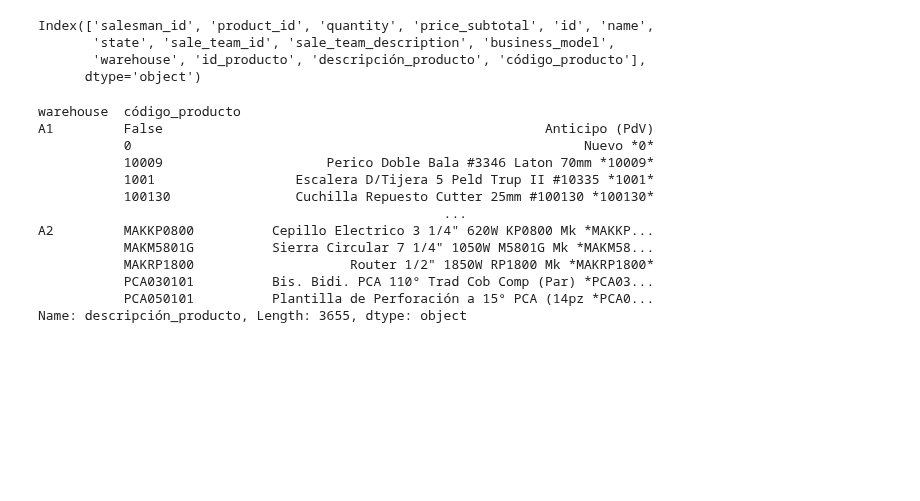
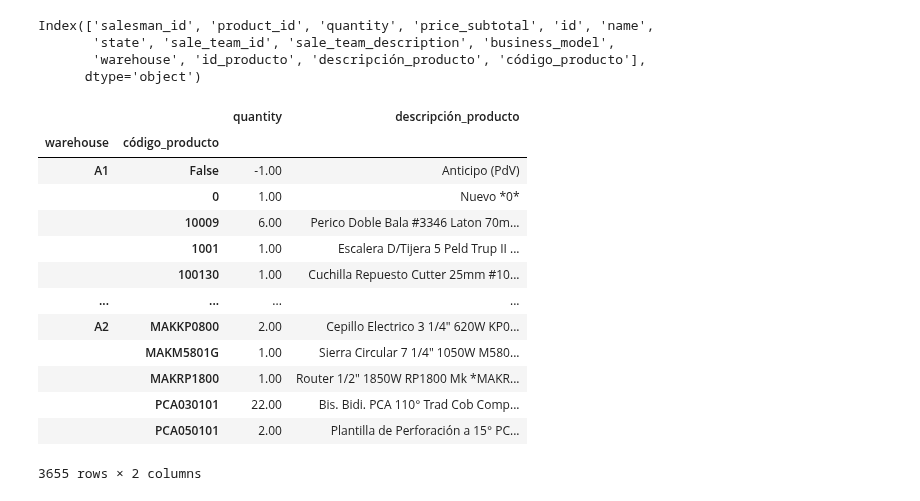
Before and after one commit to ecostichp/odoo_comisiones, a Jupyter notebook: algoritmo/purchases_bi_prueba.ipynb, the cells around one changed output. Saved outputs shown, nothing was run; the diff lists cells and outputs as text; code cells hidden in the pictures; blank space fills up the shorter version.

```diff
--- a/algoritmo/purchases_bi_prueba.ipynb
+++ b/algoritmo/purchases_bi_prueba.ipynb
@@ -38,21 +38,22 @@ Index(['salesman_id', 'product_id', 'quantity', 'price_subtotal', 'id', 'name',
        'warehouse', 'id_producto', 'descripción_producto', 'código_producto'],
       dtype='object')
 # %%
-wep = compras.groupby(['warehouse', 'código_producto']).sum()['descripción_producto']
+wep = compras.groupby(['warehouse', 'código_producto']).sum()[['quantity', 'descripción_producto']]
 # wep.to_excel('wep.xlsx')
 wep
 # %% [output]
+|  |  | quantity | descripción_producto |
+| warehouse | código_producto |  |  |
+| A1 | False | -1.00 | Anticipo (PdV) |
+|  | 0 | 1.00 | Nuevo *0* |
+|  | 10009 | 6.00 | Perico Doble Bala #3346 Laton 70m... |
+|  | 1001 | 1.00 | Escalera D/Tijera 5 Peld Trup II ... |
+|  | 100130 | 1.00 | Cuchilla Repuesto Cutter 25mm #10... |
+| ... | ... | ... | ... |
+| A2 | MAKKP0800 | 2.00 | Cepillo Electrico 3 1/4" 620W KP0... |
+|  | MAKM5801G | 1.00 | Sierra Circular 7 1/4" 1050W M580... |
+|  | MAKRP1800 | 1.00 | Router 1/2" 1850W RP1800 Mk *MAKR... |
+|  | PCA030101 | 22.00 | Bis. Bidi. PCA 110° Trad Cob Comp... |
+|  | PCA050101 | 2.00 | Plantilla de Perforación a 15° PC... |
-warehouse  código_producto
-A1         False                                                 Anticipo (PdV)
-           0                                                          Nuevo *0*
-           10009                     Perico Doble Bala #3346 Laton 70mm *10009*
-           1001                  Escalera D/Tijera 5 Peld Trup II #10335 *1001*
-           100130                Cuchilla Repuesto Cutter 25mm #100130 *100130*
-                                                    ...
-A2         MAKKP0800          Cepillo Electrico 3 1/4" 620W KP0800 Mk *MAKKP...
-           MAKM5801G          Sierra Circular 7 1/4" 1050W M5801G Mk *MAKM58...
-           MAKRP1800                    Router 1/2" 1850W RP1800 Mk *MAKRP1800*
-           PCA030101          Bis. Bidi. PCA 110° Trad Cob Comp (Par) *PCA03...
-           PCA050101          Plantilla de Perforación a 15° PCA (14pz *PCA0...
-Name: descripción_producto, Length: 3655, dtype: object
+3655 rows × 2 columns
 # %%
```
Also changed, not shown: parts of 3 cells of this notebook, 1 other file.
